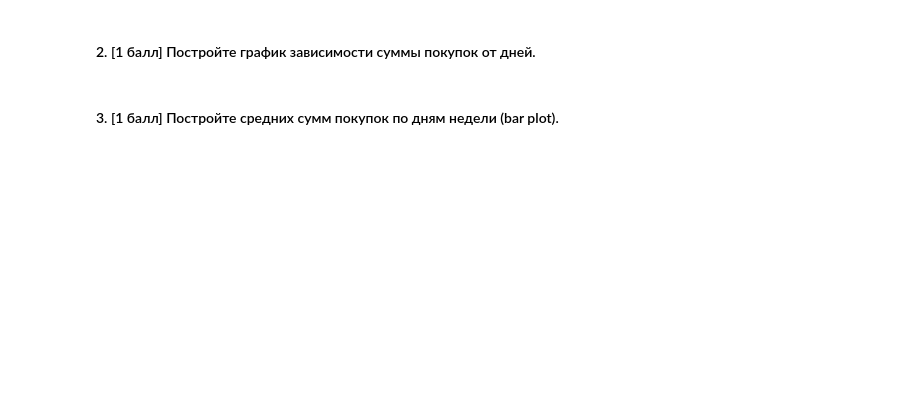
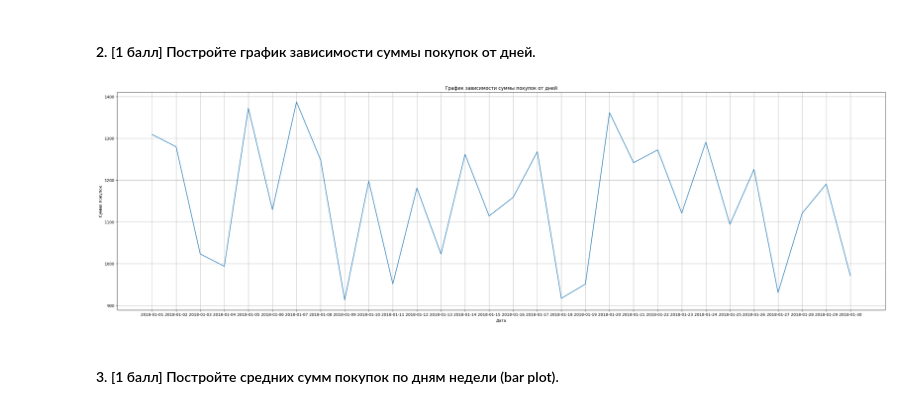
Before and after one commit to dgevseljev/MachineLearning2023, a Jupyter notebook: homework-practice-01-pandas.ipynb, the cells around one changed output. Drawn from its saved outputs; the diff is of its cells as text; code cells hidden in the pictures; blank space fills up the shorter version.

```diff
--- a/homework-practice-01-pandas.ipynb
+++ b/homework-practice-01-pandas.ipynb
@@ -404,15 +424,17 @@ import matplotlib.pyplot as plt
 Работать мы будем с той же выборкой покупкок. Добавим новую колонку с датой покупки.
 # %%
 import datetime
+
+data14 = data2.copy()
 
 start = datetime.datetime(2018, 1, 1)
 end = datetime.datetime(2018, 1, 31)
 delta_seconds = int((end - start).total_seconds())
 
-dates = pd.DataFrame(index=df.order_id.unique())
+dates = pd.DataFrame(index=data14.order_id.unique())
 dates['date'] = [
     (start + datetime.timedelta(seconds=random.randint(0, delta_seconds))).strftime('%Y-%m-%d')
-    for _ in range(df.order_id.nunique())]
+    for _ in range(data14.order_id.nunique())]
 
 # если DataFrame с покупками из прошлого заказа называется не df, замените на ваше название ниже
-df['date'] = df.order_id.map(dates['date'])
+data14['date'] = data14.order_id.map(dates['date'])
@@ -429,2 +478,12 @@ df['date'] = df.order_id.map(dates['date'])
+# %%
+xx = data14.groupby('date')['price'].sum()
+plt.figure(figsize=(35, 10))
+plt.plot(xx.index, xx.values)
+plt.title('График зависимости суммы покупок от дней')
+plt.xlabel('Дата')
+plt.ylabel('Сумма покупок')
+plt.grid()
+# %% [output]
+[figure, added]
 # %% [markdown]
 #### 3. [1 балл] Постройте средних сумм покупок по дням недели (bar plot).
```
Also changed, not shown: parts of 18 cells of this notebook.
